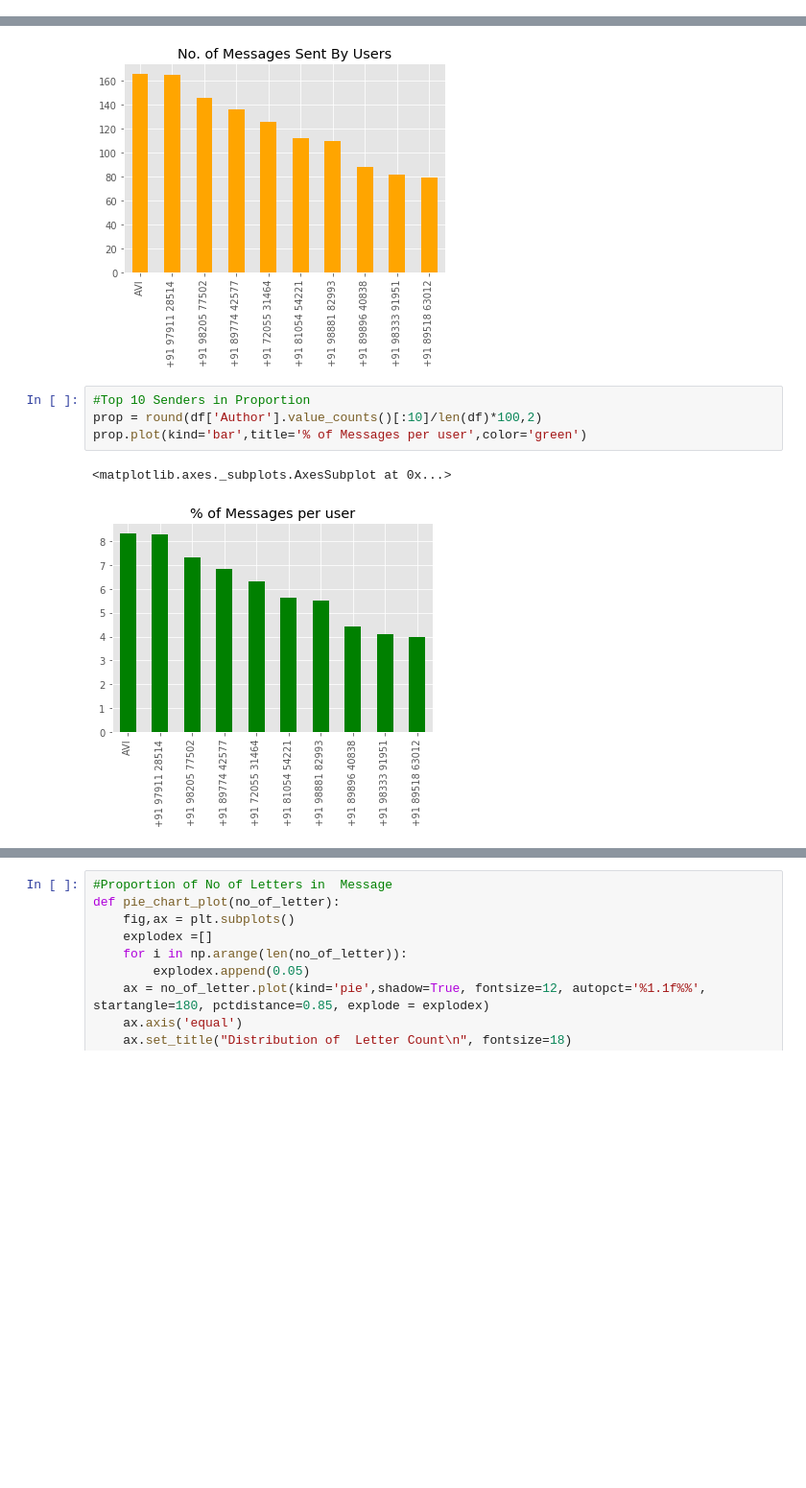
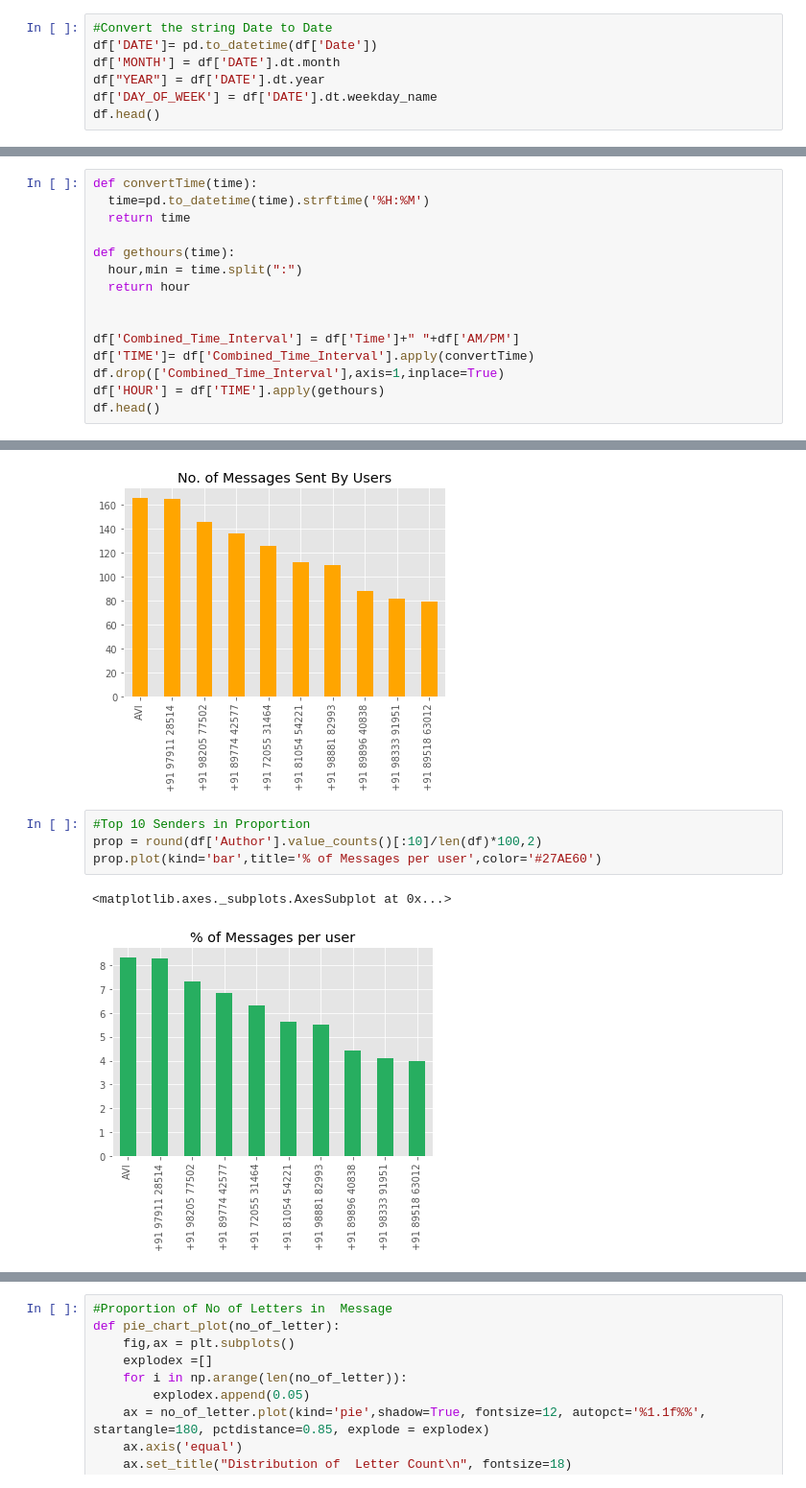
Before and after one commit to AVI18794/NLP, a Jupyter notebook: Chat Analysis.ipynb, the cells around one changed output, grey strips where cells are left out. Shown at 96% size. Saved outputs shown, nothing was run; the diff lists cells and outputs as text; blank space fills up the shorter version.

Commit message:
Added Heatmap and MonthWise Visualizations along with few new charts

```diff
--- a/Chat Analysis.ipynb
+++ b/Chat Analysis.ipynb
@@ -127,0 +114,7 @@ df.tail()
+# %%
+#Convert the string Date to Date
+df['DATE']= pd.to_datetime(df['Date'])
+df['MONTH'] = df['DATE'].dt.month
+df["YEAR"] = df['DATE'].dt.year
+df['DAY_OF_WEEK'] = df['DATE'].dt.weekday_name
+df.head()
@@ -127,0 +128,15 @@ df.tail()
+# %%
+def convertTime(time):
+  time=pd.to_datetime(time).strftime('%H:%M')
+  return time
+
+def gethours(time):
+  hour,min = time.split(":")
+  return hour
+
+
+df['Combined_Time_Interval'] = df['Time']+" "+df['AM/PM']
+df['TIME']= df['Combined_Time_Interval'].apply(convertTime)
+df.drop(['Combined_Time_Interval'],axis=1,inplace=True)
+df['HOUR'] = df['TIME'].apply(gethours)
+df.head()
@@ -154,10 +225,10 @@ counts.plot(kind='bar',title="No. of Messages Sent By Users", color ='orange')
 # %%
 #Top 10 Senders in Proportion
 prop = round(df['Author'].value_counts()[:10]/len(df)*100,2)
-prop.plot(kind='bar',title='% of Messages per user',color='green')
+prop.plot(kind='bar',title='% of Messages per user',color='#27AE60')
 # %% [output]
 <matplotlib.axes._subplots.AxesSubplot at 0x...>
-[figure, old version]
+[figure, new version]
 # %%
 #Proportion of Messages sent by Users(Pie Chart)
 import numpy as np
```
Also changed, not shown: parts of 46 cells of this notebook.
